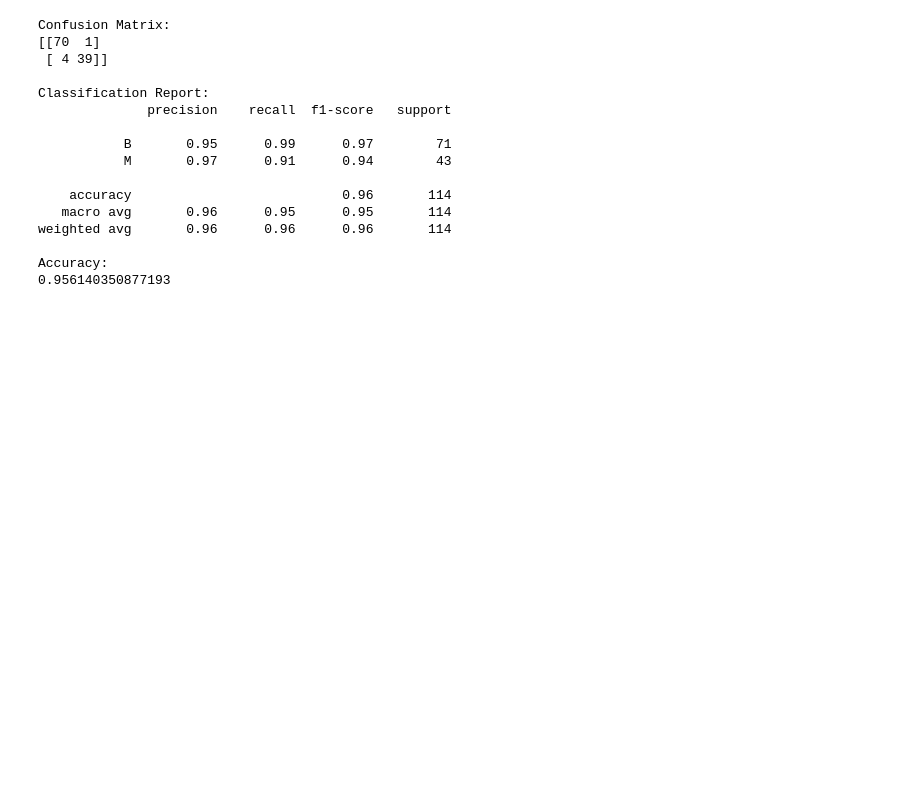
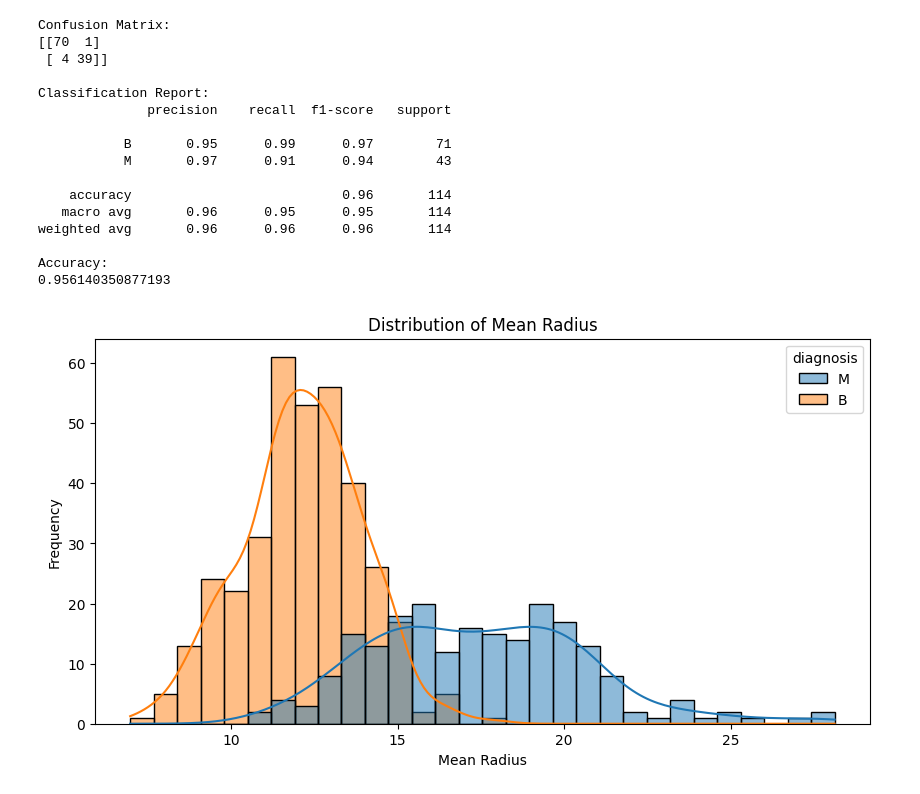
Before and after one commit to S-Shikhar/ML, a Jupyter notebook: Logistic Regression/Sample 1/LR_1.ipynb, the cells around one changed output. Saved outputs shown, nothing was run; the diff lists cells and outputs as text; code cells hidden in the pictures; blank space fills up the shorter version.

```diff
--- a/Logistic Regression/Sample 1/LR_1.ipynb
+++ b/Logistic Regression/Sample 1/LR_1.ipynb
@@ -130,3 +133,12 @@ weighted avg       0.96      0.96      0.96       114
 
 Accuracy:
 0.956140350877193
+# %%
+plt.figure(figsize=(10, 5))
+sns.histplot(data=X, x="radius_mean", kde=True, bins=30, hue=Y.map({1: "M", 0: "B"}))
+plt.title("Distribution of Mean Radius")
+plt.xlabel("Mean Radius")
+plt.ylabel("Frequency")
+plt.show()
+# %% [output]
+[figure, added]
```
Also changed, not shown: parts of 2 cells of this notebook, 1 other file.
